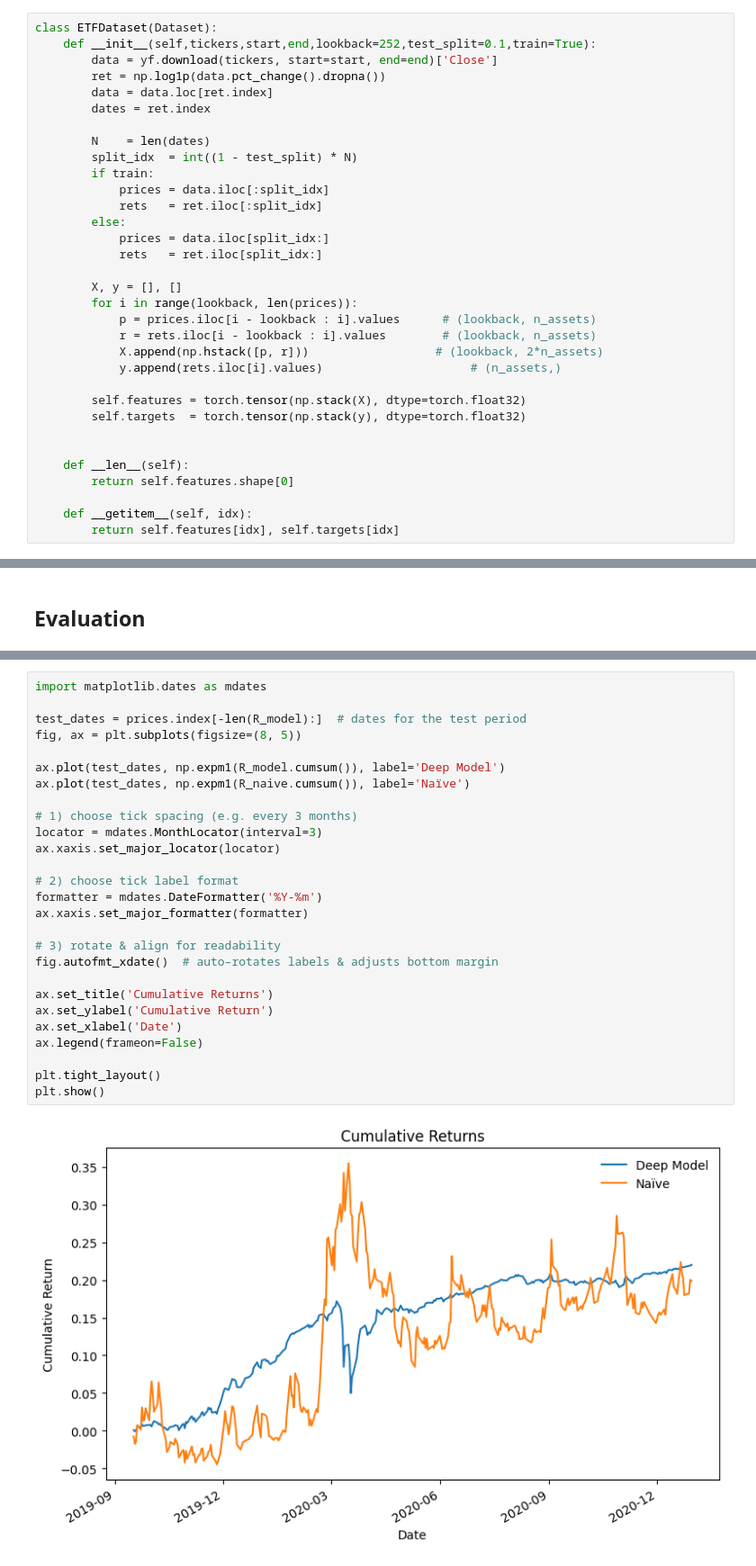
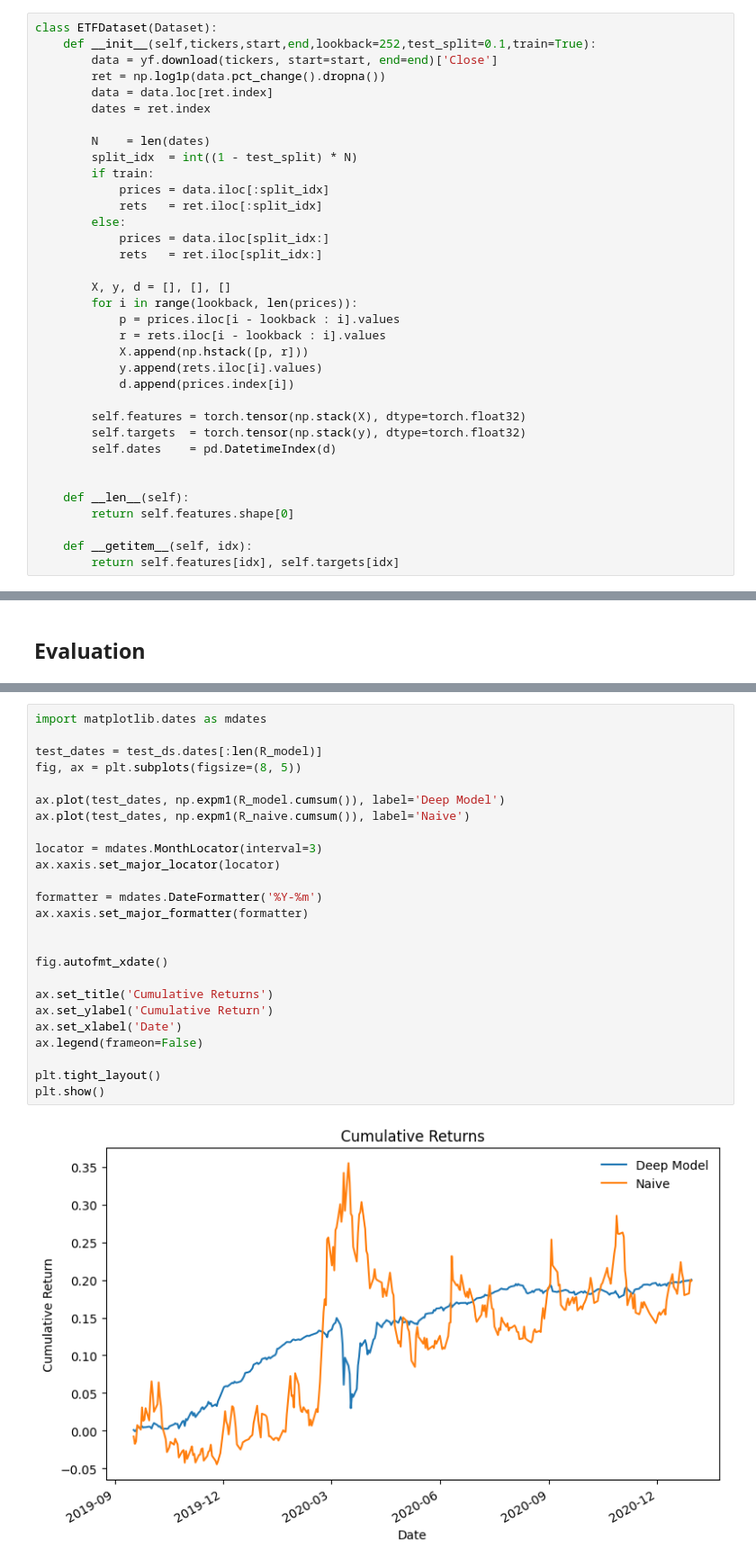
Before and after one commit to s-fiore/computational-mathematics, a Jupyter notebook: Quantitative Finance/Deep Portfolio Optimization/deep_port_opt.ipynb, the cells around one changed output, grey strips where cells are left out. Shown at 90% size. Drawn from its saved outputs; the diff is of its cells as text.

```diff
--- a/Quantitative Finance/Deep Portfolio Optimization/deep_port_opt.ipynb
+++ b/Quantitative Finance/Deep Portfolio Optimization/deep_port_opt.ipynb
@@ -35,15 +33,17 @@ class ETFDataset(Dataset):
             prices = data.iloc[split_idx:]
             rets   = ret.iloc[split_idx:]
 
-        X, y = [], []
+        X, y, d = [], [], []
         for i in range(lookback, len(prices)):
-            p = prices.iloc[i - lookback : i].values      # (lookback, n_assets)
-            r = rets.iloc[i - lookback : i].values        # (lookback, n_assets)
-            X.append(np.hstack([p, r]))                  # (lookback, 2*n_assets)
-            y.append(rets.iloc[i].values)                     # (n_assets,)
+            p = prices.iloc[i - lookback : i].values
+            r = rets.iloc[i - lookback : i].values
+            X.append(np.hstack([p, r]))
+            y.append(rets.iloc[i].values)
+            d.append(prices.index[i])
 
         self.features = torch.tensor(np.stack(X), dtype=torch.float32)
         self.targets  = torch.tensor(np.stack(y), dtype=torch.float32)
+        self.dates    = pd.DatetimeIndex(d)
 
 
     def __len__(self):
@@ -172,32 +170,30 @@ R_naive = np.array(R_naive)   # shape (N_test,)
 # %%
 import matplotlib.dates as mdates
 
-test_dates = prices.index[-len(R_model):]  # dates for the test period
+test_dates = test_ds.dates[:len(R_model)]
 fig, ax = plt.subplots(figsize=(8, 5))
 
 ax.plot(test_dates, np.expm1(R_model.cumsum()), label='Deep Model')
-ax.plot(test_dates, np.expm1(R_naive.cumsum()), label='Naïve')
+ax.plot(test_dates, np.expm1(R_naive.cumsum()), label='Naive')
 
-# 1) choose tick spacing (e.g. every 3 months)
 locator = mdates.MonthLocator(interval=3)
 ax.xaxis.set_major_locator(locator)
 
-# 2) choose tick label format
 formatter = mdates.DateFormatter('%Y-%m')
 ax.xaxis.set_major_formatter(formatter)
 
-# 3) rotate & align for readability
-fig.autofmt_xdate()  # auto–rotates labels & adjusts bottom margin
+
+fig.autofmt_xdate()
 
 ax.set_title('Cumulative Returns')
 ax.set_ylabel('Cumulative Return')
 ax.set_xlabel('Date')
 ax.legend(frameon=False)
 
 plt.tight_layout()
 plt.show()
 # %% [output]
-[figure, old version]
+[figure, new version]
 # %%
 def calculate_annualized_sharpe(returns):
     """
```
Also changed, not shown: parts of 6 cells of this notebook, 2 other files.
